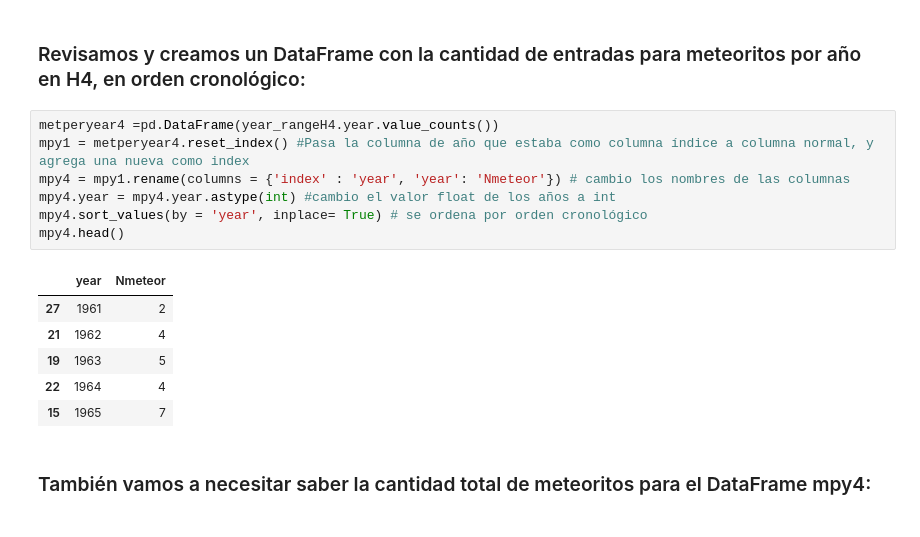
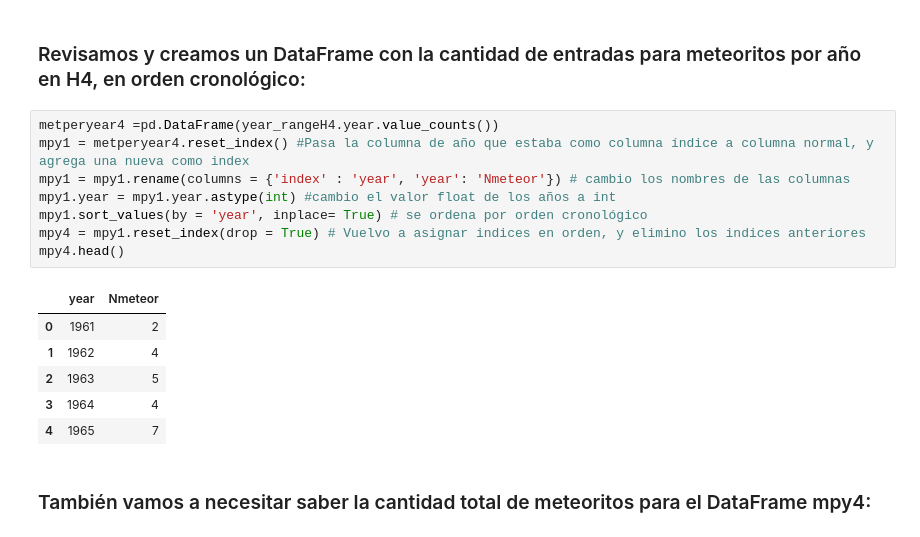
Before and after one commit to DinierGamboa/Tareas_data_science, a Jupyter notebook: Tareas y autoevaluaciones/Tarea 2.ipynb, the cells around one changed output. Saved outputs shown, nothing was run; the diff lists cells and outputs as text.

```diff
--- a/Tareas y autoevaluaciones/Tarea 2.ipynb
+++ b/Tareas y autoevaluaciones/Tarea 2.ipynb
@@ -148,17 +148,18 @@ yrang4.head()
 # %%
 metperyear4 =pd.DataFrame(year_rangeH4.year.value_counts())
 mpy1 = metperyear4.reset_index() #Pasa la columna de año que estaba como columna índice a columna normal, y agrega una nueva como index
-mpy4 = mpy1.rename(columns = {'index' : 'year', 'year': 'Nmeteor'}) # cambio los nombres de las columnas
-mpy4.year = mpy4.year.astype(int) #cambio el valor float de los años a int
-mpy4.sort_values(by = 'year', inplace= True) # se ordena por orden cronológico
+mpy1 = mpy1.rename(columns = {'index' : 'year', 'year': 'Nmeteor'}) # cambio los nombres de las columnas
+mpy1.year = mpy1.year.astype(int) #cambio el valor float de los años a int
+mpy1.sort_values(by = 'year', inplace= True) # se ordena por orden cronológico
+mpy4 = mpy1.reset_index(drop = True) # Vuelvo a asignar indices en orden, y elimino los indices anteriores
 mpy4.head()
 # %% [output]
 |  | year | Nmeteor |
-| 27 | 1961 | 2 |
-| 21 | 1962 | 4 |
-| 19 | 1963 | 5 |
-| 22 | 1964 | 4 |
-| 15 | 1965 | 7 |
+| 0 | 1961 | 2 |
+| 1 | 1962 | 4 |
+| 2 | 1963 | 5 |
+| 3 | 1964 | 4 |
+| 4 | 1965 | 7 |
 # %% [markdown]
 ### También vamos a necesitar saber la cantidad total de meteoritos para el DataFrame mpy4:
 # %%
```
Also changed, not shown: parts of 4 cells of this notebook.
